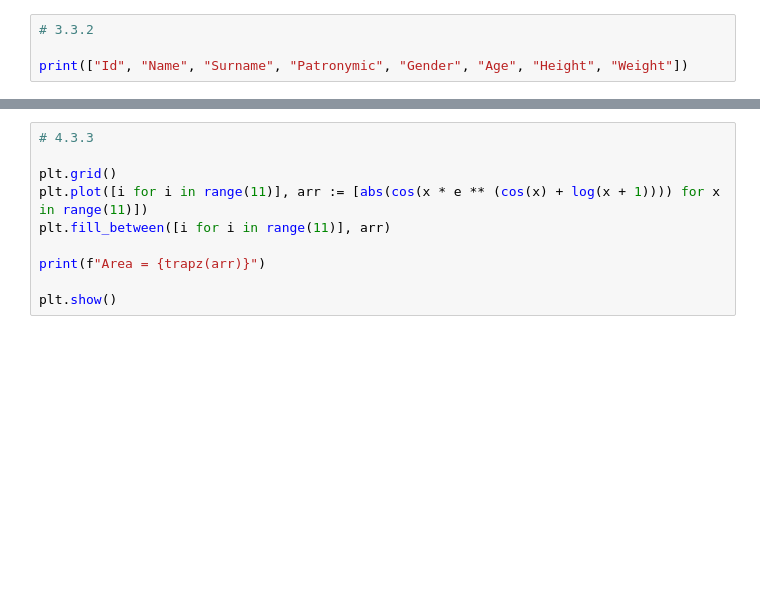
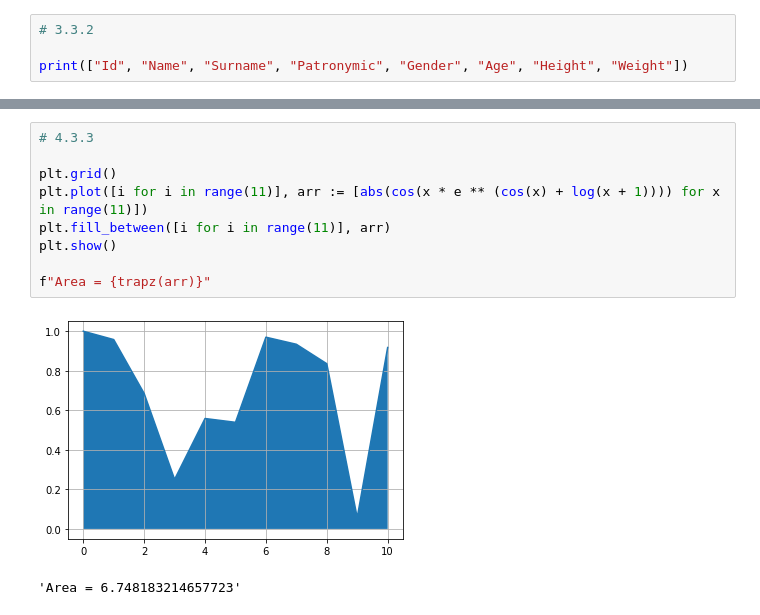
Before and after one commit to lalkalol1907/AI-labs, a Jupyter notebook: N1.ipynb, the cells around one changed output, grey strips where cells are left out. Drawn from its saved outputs; the diff is of its cells as text; blank space fills up the shorter version.

```diff
--- a/N1.ipynb
+++ b/N1.ipynb
@@ -62,13 +74,15 @@ plt.show()
 # %%
 # 4.3.3
 
 plt.grid()
 plt.plot([i for i in range(11)], arr := [abs(cos(x * e ** (cos(x) + log(x + 1)))) for x in range(11)])
 plt.fill_between([i for i in range(11)], arr)
+plt.show()
 
-print(f"Area = {trapz(arr)}")
-
-plt.show()
+f"Area = {trapz(arr)}"
+# %% [output]
+[figure, added]
+'Area = 6.748183214657723'
 # %%
 # 4.3.4
 
```
Also changed, not shown: parts of 12 cells of this notebook, 2 other files.
